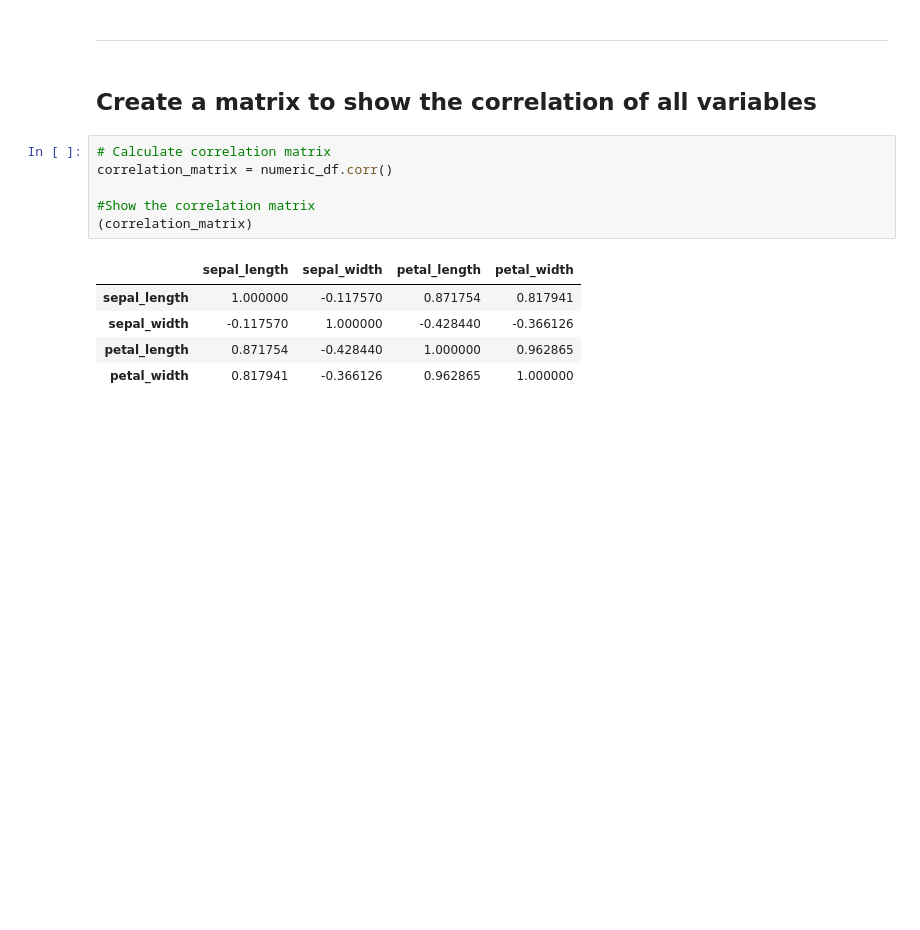
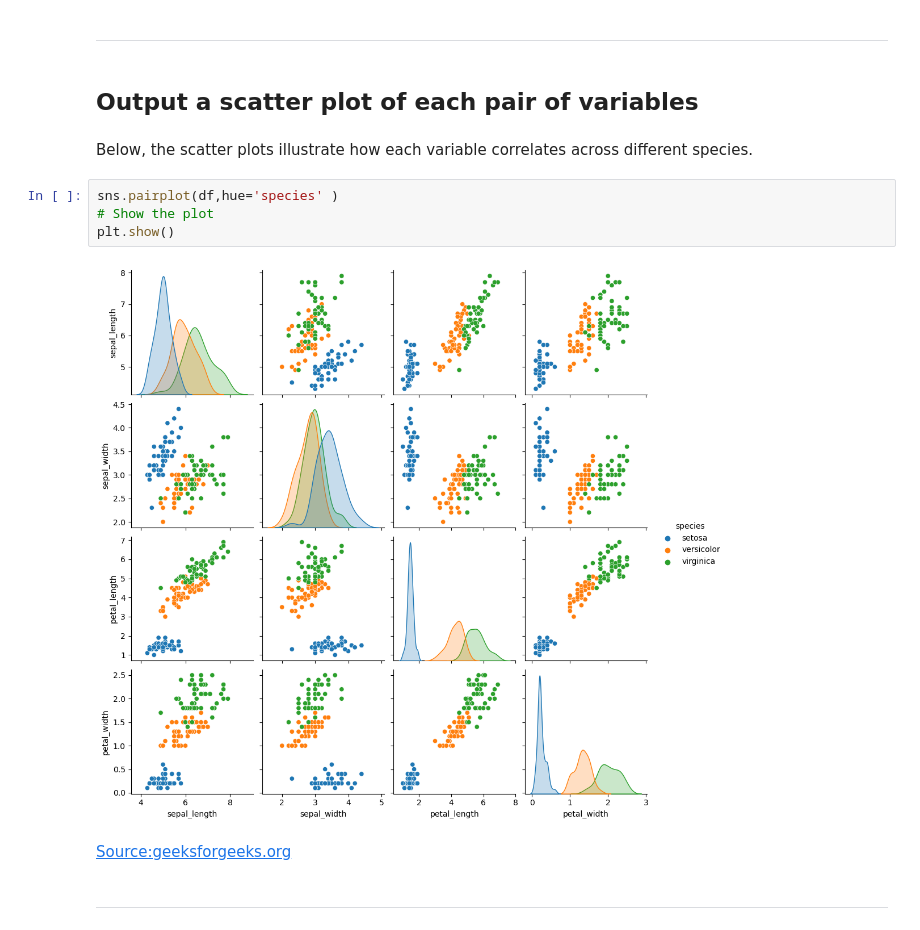
Before and after one commit to sarahembarry/pands-project, a Jupyter notebook: analysisnotebook.ipynb, the cells around one changed output. Cells and saved outputs as stored; diff of their text form; blank space fills up the shorter version.

Commit message:
scatter plots by species

```diff
--- a/analysisnotebook.ipynb
+++ b/analysisnotebook.ipynb
@@ -125,16 +140,17 @@ plt.show()
 # %% [markdown]
 ---
-# %% [markdown]
-## Create a matrix to show the correlation of all variables
-# %%
-# Calculate correlation matrix
-correlation_matrix = numeric_df.corr()
-
-#Show the correlation matrix
-(correlation_matrix)
-# %% [output]
-|  | sepal_length | sepal_width | petal_length | petal_width |
-| sepal_length | 1.000000 | -0.117570 | 0.871754 | 0.817941 |
-| sepal_width | -0.117570 | 1.000000 | -0.428440 | -0.366126 |
-| petal_length | 0.871754 | -0.428440 | 1.000000 | 0.962865 |
-| petal_width | 0.817941 | -0.366126 | 0.962865 | 1.000000 |
+# %% [markdown]
+## Output a scatter plot of each pair of variables
+# %% [markdown]
+
+Below, the scatter plots illustrate how each variable correlates across different species.
+# %%
+sns.pairplot(df,hue='species' )
+# Show the plot
+plt.show()
+# %% [output]
+[figure, added]
+# %% [markdown]
+[Source:geeksforgeeks.org](https://www.geeksforgeeks.org/python-seaborn-pairplot-method/)
+# %% [markdown]
+---
```
Also changed, not shown: parts of 10 cells of this notebook, 1 other file.
